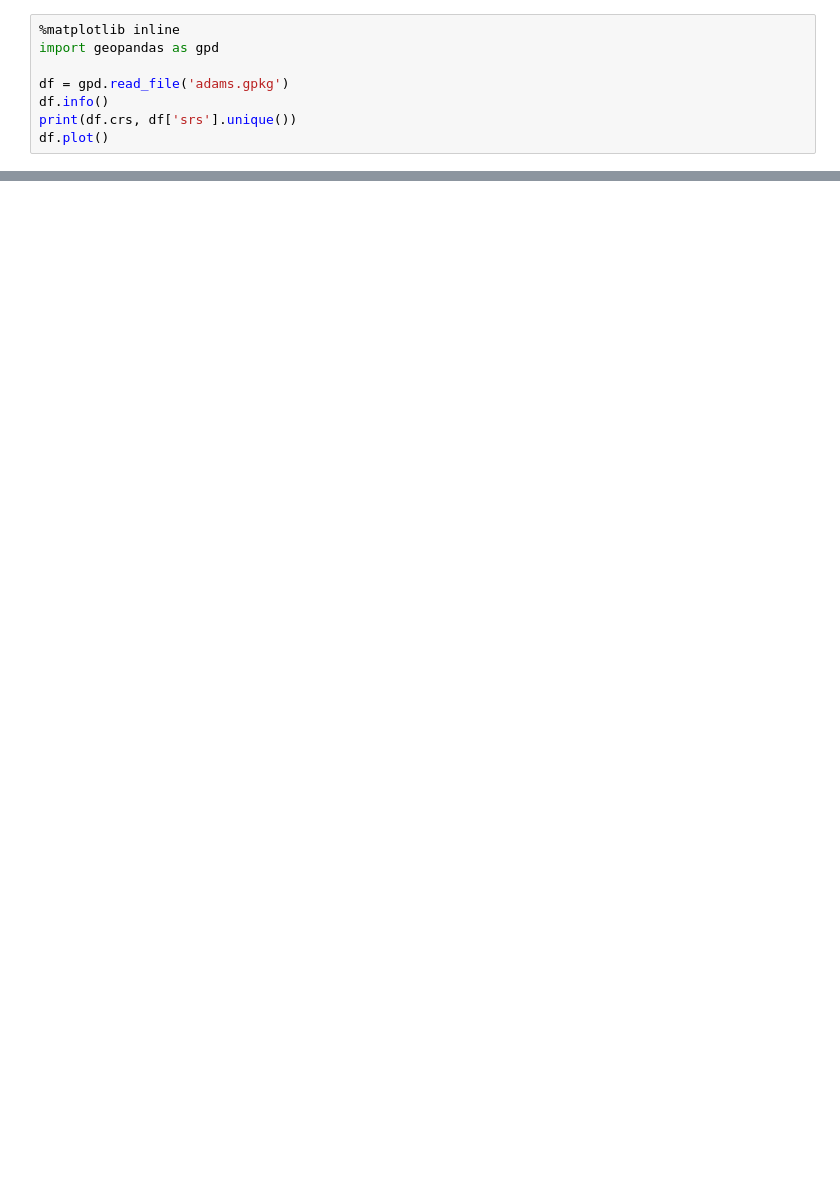
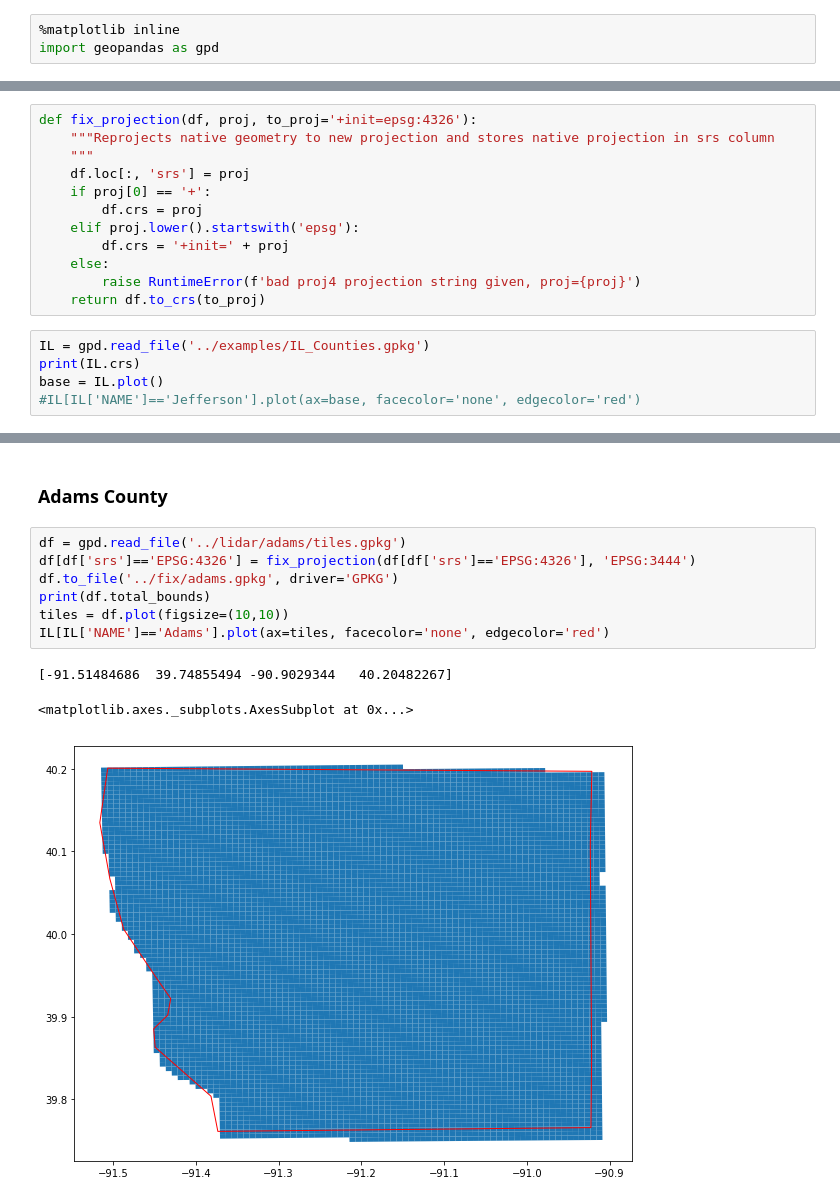
Before and after one commit to jterstriep/lidar-notebooks, a Jupyter notebook: proj_fix.ipynb, the cells around one changed output, grey strips where cells are left out. Drawn from its saved outputs; the diff is of its cells as text; blank space fills up the shorter version.

```diff
--- a/proj_fix.ipynb
+++ b/proj_fix.ipynb
@@ -1,8 +5,3 @@
 # %%
 %matplotlib inline
 import geopandas as gpd
-
-df = gpd.read_file('adams.gpkg')
-df.info()
-print(df.crs, df['srs'].unique())
-df.plot()
@@ -31,0 +8,17 @@ df[df['srs']!='EPSG:4326'].head()
+# %%
+def fix_projection(df, proj, to_proj='+init=epsg:4326'):
+    """Reprojects native geometry to new projection and stores native projection in srs column
+    """
+    df.loc[:, 'srs'] = proj
+    if proj[0] == '+':
+        df.crs = proj
+    elif proj.lower().startswith('epsg'):
+        df.crs = '+init=' + proj
+    else:
+        raise RuntimeError(f'bad proj4 projection string given, proj={proj}')
+    return df.to_crs(to_proj)
+# %%
+IL = gpd.read_file('../examples/IL_Counties.gpkg')
+print(IL.crs)
+base = IL.plot()
+#IL[IL['NAME']=='Jefferson'].plot(ax=base, facecolor='none', edgecolor='red')
@@ -31,0 +28,13 @@ df[df['srs']!='EPSG:4326'].head()
+# %% [markdown]
+### Adams County
+# %%
+df = gpd.read_file('../lidar/adams/tiles.gpkg')
+df[df['srs']=='EPSG:4326'] = fix_projection(df[df['srs']=='EPSG:4326'], 'EPSG:3444')
+df.to_file('../fix/adams.gpkg', driver='GPKG')
+print(df.total_bounds)
+tiles = df.plot(figsize=(10,10))
+IL[IL['NAME']=='Adams'].plot(ax=tiles, facecolor='none', edgecolor='red')
+# %% [output]
+[-91.51484686  39.74855494 -90.9029344   40.20482267]
+<matplotlib.axes._subplots.AxesSubplot at 0x...>
+[figure, added]
```
Also changed, not shown: parts of 28 cells of this notebook, 2 other files.
